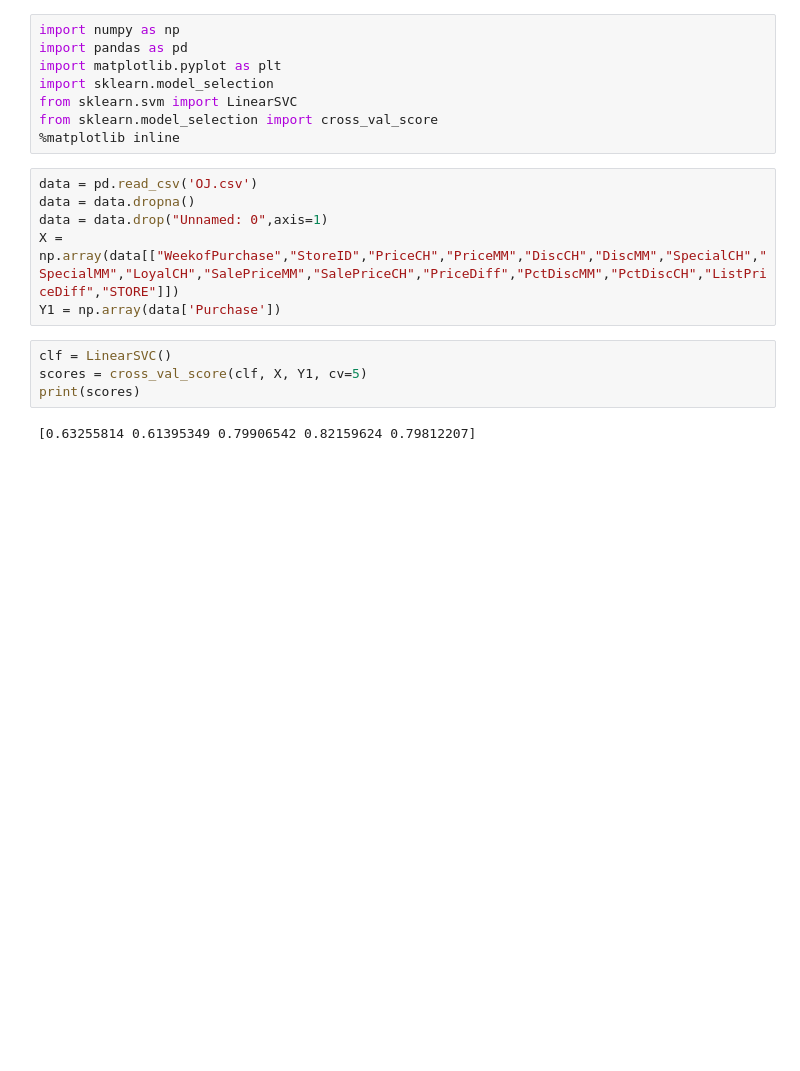
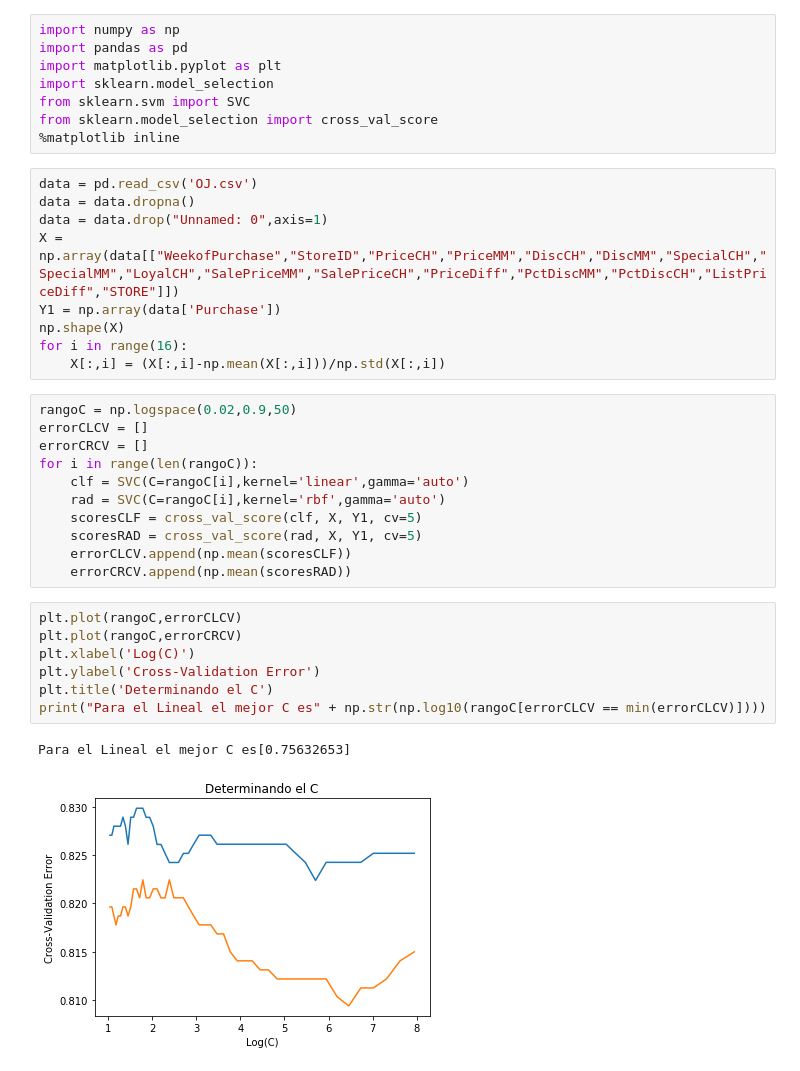
Before and after one commit to YvanDavidHerChar/MetodosComputacionalesAvanzados, a Jupyter notebook: RecetasYvanescas/Semana11-2.ipynb, the cells around one changed output. Saved outputs shown, nothing was run; the diff lists cells and outputs as text; blank space fills up the shorter version.

```diff
--- a/RecetasYvanescas/Semana11-2.ipynb
+++ b/RecetasYvanescas/Semana11-2.ipynb
@@ -3,7 +3,7 @@ import numpy as np
 import pandas as pd
 import matplotlib.pyplot as plt
 import sklearn.model_selection
-from sklearn.svm import LinearSVC
+from sklearn.svm import SVC
 from sklearn.model_selection import cross_val_score
 %matplotlib inline
 # %%
@@ -12,9 +12,27 @@ data = data.dropna()
 data = data.drop("Unnamed: 0",axis=1)
 X = np.array(data[["WeekofPurchase","StoreID","PriceCH","PriceMM","DiscCH","DiscMM","SpecialCH","SpecialMM","LoyalCH","SalePriceMM","SalePriceCH","PriceDiff","PctDiscMM","PctDiscCH","ListPriceDiff","STORE"]])
 Y1 = np.array(data['Purchase'])
+np.shape(X)
+for i in range(16):
+    X[:,i] = (X[:,i]-np.mean(X[:,i]))/np.std(X[:,i])
-# %%
-clf = LinearSVC()
-scores = cross_val_score(clf, X, Y1, cv=5)
-print(scores)
-# %% [output]
-[0.63255814 0.61395349 0.79906542 0.82159624 0.79812207]
+# %%
+rangoC = np.logspace(0.02,0.9,50)
+errorCLCV = []
+errorCRCV = []
+for i in range(len(rangoC)):
+    clf = SVC(C=rangoC[i],kernel='linear',gamma='auto')
+    rad = SVC(C=rangoC[i],kernel='rbf',gamma='auto')
+    scoresCLF = cross_val_score(clf, X, Y1, cv=5)
+    scoresRAD = cross_val_score(rad, X, Y1, cv=5)
+    errorCLCV.append(np.mean(scoresCLF))
+    errorCRCV.append(np.mean(scoresRAD))
+# %%
+plt.plot(rangoC,errorCLCV)
+plt.plot(rangoC,errorCRCV)
+plt.xlabel('Log(C)')
+plt.ylabel('Cross-Validation Error')
+plt.title('Determinando el C')
+print("Para el Lineal el mejor C es" + np.str(np.log10(rangoC[errorCLCV == min(errorCLCV)])))
+# %% [output]
+Para el Lineal el mejor C es[0.75632653]
+[figure, added]
```
Also changed, not shown: parts of 6 cells of this notebook, 1 other file.
